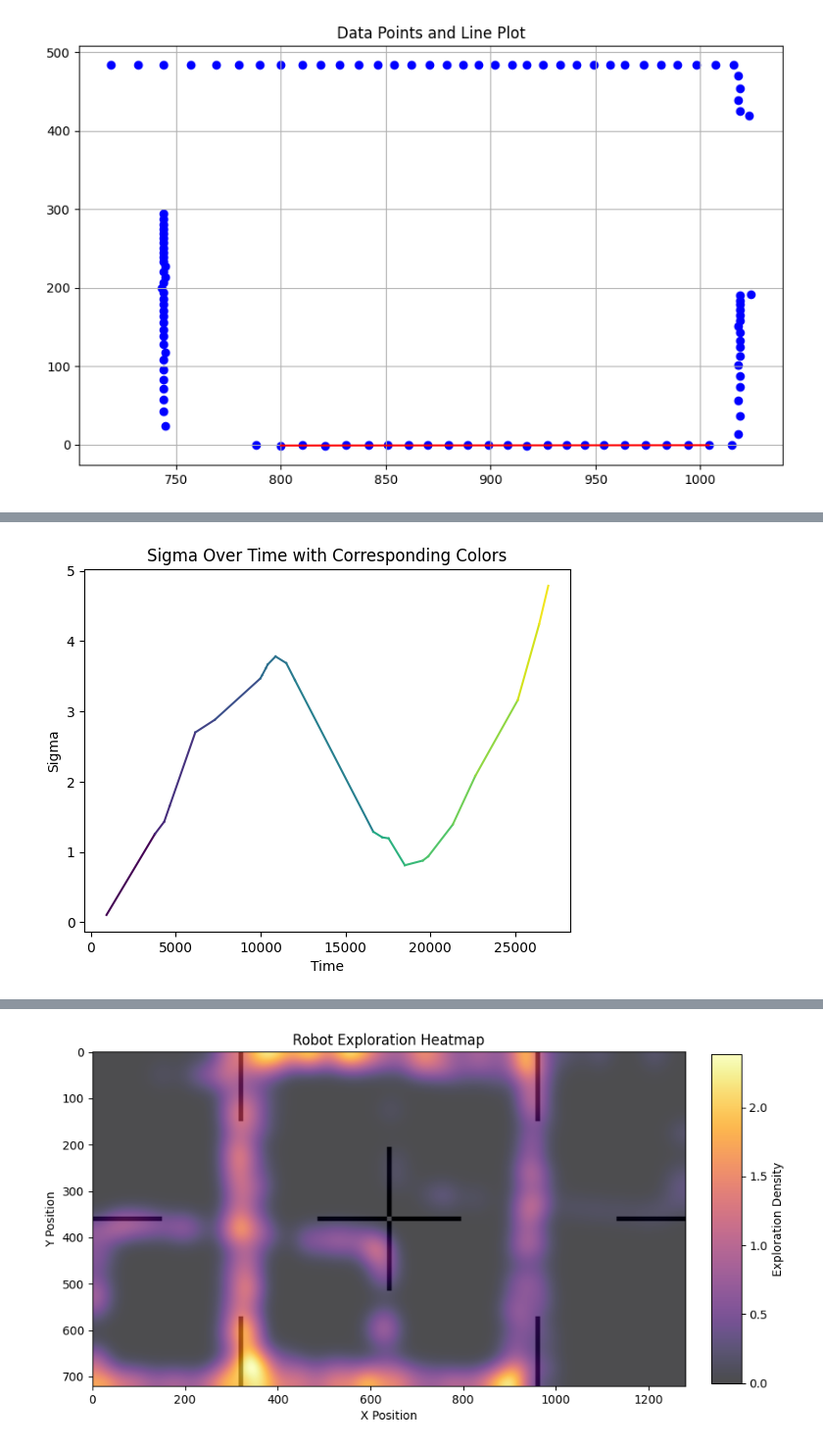
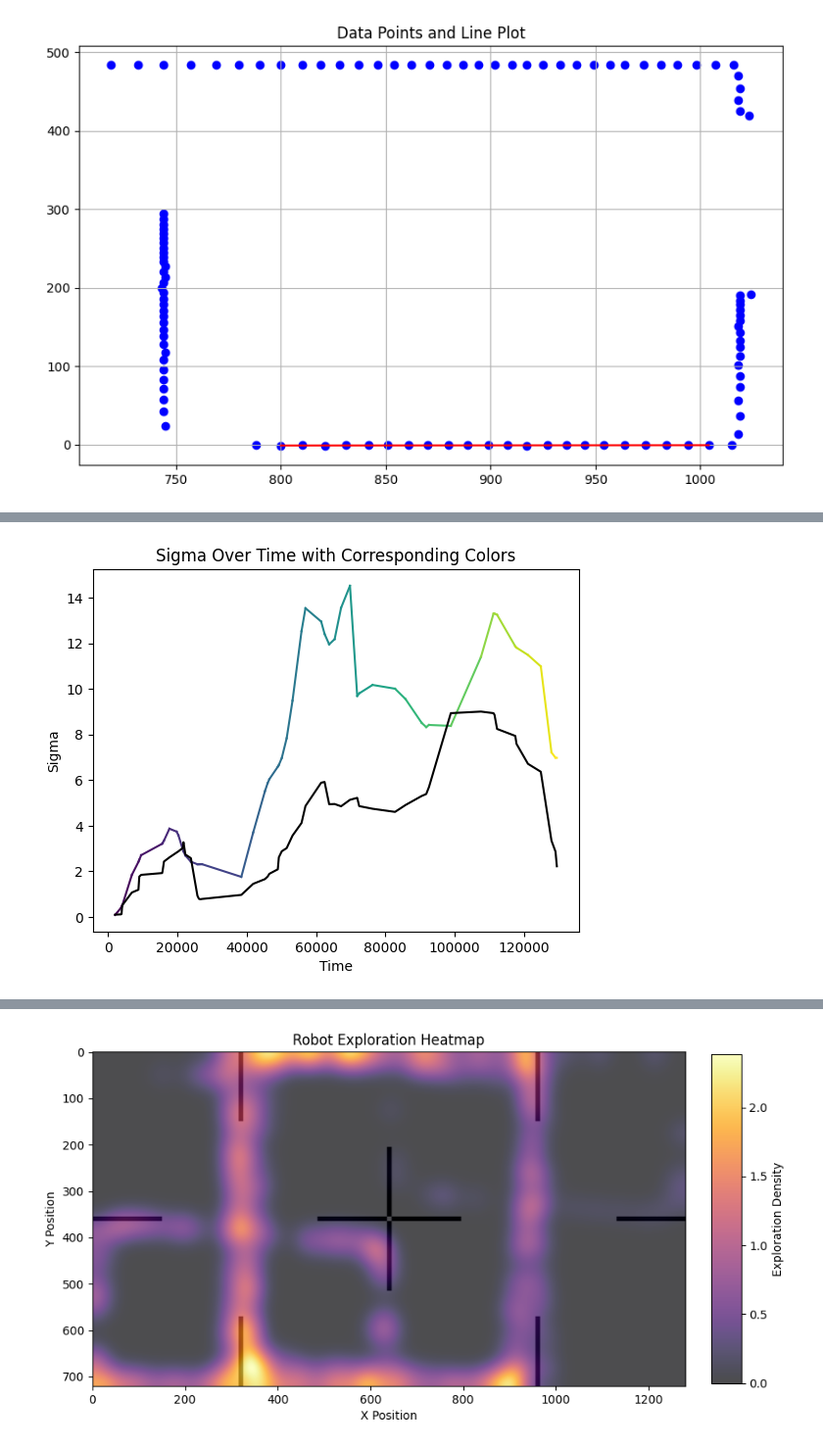
Before and after one commit to CharlieAnthony/Dissertation, a Jupyter notebook: src/figure creation.ipynb, the cells around one changed output, grey strips where cells are left out. Shown at 98% size. Drawn from its saved outputs; the diff is of its cells as text; code cells hidden in the pictures.

```diff
--- a/src/figure creation.ipynb
+++ b/src/figure creation.ipynb
@@ -46,18 +46,18 @@ import matplotlib.image as mpimg
 
 img = mpimg.imread('map4.png')
 
-positions = [(119.0, 374.0), (390.0, 374.0), (440.0, 374.0), (469.0, 374.0), (609.0, 374.0),
-             (627.0, 409.0), (622.0, 638.0), (622.0, 648.0), (621.0, 668.0), (621.0, 678.0),
-             (620.0, 698.0), (603.0, 708.0), (574.0, 713.0), (335.0, 568.0), (339.0, 518.0),
-             (342.0, 488.0), (350.0, 399.0), (358.0, 299.0), (361.0, 269.0), (372.0, 140.0),
-             (383.0, 20.0), (530.0, 10.0), (649.0, 24.0), (699.0, 30.0)]
-sigma = [0.10331594754409806, 1.254776023066611, 1.4302211641536127, 1.6530601318306606, 2.70057880174683,
-         2.8803718008865307, 3.4670910636257366, 3.5143193590801296, 3.6144994407936695, 3.6674505290841175,
-         3.7815698887429643, 3.687149621007594, 3.446330202675523, 1.2871179158486745, 1.2075323279408898,
-         1.1931235904808943, 0.8106509818961882, 0.8774109029299166, 0.9377565214355896, 1.3880571764050456,
-         2.080937677098058, 3.1594966989498374, 4.238687223548881, 4.787165625047385]
-times = [920, 3770, 4321, 4640, 6151, 7300, 9980, 10090, 10310, 10420, 10881, 11510, 12020, 16640, 17170,
-         17541, 18500, 19560, 19880, 21320, 22650, 25150, 26410, 26950]
+# positions = [(119.0, 374.0), (390.0, 374.0), (440.0, 374.0), (469.0, 374.0), (609.0, 374.0),
+#              (627.0, 409.0), (622.0, 638.0), (622.0, 648.0), (621.0, 668.0), (621.0, 678.0),
+#              (620.0, 698.0), (603.0, 708.0), (574.0, 713.0), (335.0, 568.0), (339.0, 518.0),
+#              (342.0, 488.0), (350.0, 399.0), (358.0, 299.0), (361.0, 269.0), (372.0, 140.0),
+#              (383.0, 20.0), (530.0, 10.0), (649.0, 24.0), (699.0, 30.0)]
+# sigma = [0.10331594754409806, 1.254776023066611, 1.4302211641536127, 1.6530601318306606, 2.70057880174683,
+#          2.8803718008865307, 3.4670910636257366, 3.5143193590801296, 3.6144994407936695, 3.6674505290841175,
+#          3.7815698887429643, 3.687149621007594, 3.446330202675523, 1.2871179158486745, 1.2075323279408898,
+#          1.1931235904808943, 0.8106509818961882, 0.8774109029299166, 0.9377565214355896, 1.3880571764050456,
+#          2.080937677098058, 3.1594966989498374, 4.238687223548881, 4.787165625047385]
+# times = [920, 3770, 4321, 4640, 6151, 7300, 9980, 10090, 10310, 10420, 10881, 11510, 12020, 16640, 17170,
+#          17541, 18500, 19560, 19880, 21320, 22650, 25150, 26410, 26950]
 # positions = [(459.0, 74.0), (789.0, 74.0), (869.0, 74.0), (929.0, 74.0), (938.0, 80.0),
 #              (947.0, 109.0), (948.0, 148.0), (944.0, 268.0), (943.0, 298.0), (941.0, 358.0),
 #              (941.0, 388.0), (940.0, 418.0), (937.0, 508.0), (936.0, 558.0), (933.0, 648.0),
@@ -77,6 +77,70 @@ times = [920, 3770, 4321, 4640, 6151, 7300, 9980, 10090, 10310, 10420, 10881, 11
 # times = [920, 4610, 5510, 6511, 6830, 7360, 7880, 9190, 9510, 10150, 10470, 10790, 11760, 12301, 13300,
 #          13760, 16221, 16960, 18550, 18870, 19410, 19871, 21300, 25300, 26810, 27130, 27561, 28550, 28661,
 #          29890, 32571, 34740, 34850]
+
+positions = [
+    (109.0, 399.0), (230.0, 399.0), (240.0, 399.0), (250.0, 399.0), (260.0, 399.0),
+    (469.0, 399.0), (569.0, 399.0), (579.0, 399.0), (599.0, 399.0), (625.0, 543.0),
+    (625.0, 553.0), (624.0, 583.0), (621.0, 683.0), (587.0, 711.0), (568.0, 714.0),
+    (488.0, 710.0), (478.0, 709.0), (448.0, 707.0), (388.0, 704.0), (348.0, 701.0),
+    (348.0, 701.0), (348.0, 701.0), (348.0, 701.0), (348.0, 416.0), (370.0, 167.0),
+    (380.0, 47.0), (382.0, 27.0), (387.0, 19.0), (455.0, 5.0), (465.0, 4.0),
+    (524.0, 11.0), (624.0, 23.0), (743.0, 37.0), (892.0, 54.0), (931.0, 59.0),
+    (949.0, 134.0), (952.0, 194.0), (957.0, 294.0), (964.0, 414.0), (971.0, 553.0),
+    (975.0, 613.0), (977.0, 653.0), (977.0, 663.0), (979.0, 693.0), (975.0, 684.0),
+    (973.0, 644.0), (974.0, 494.0), (974.0, 394.0), (975.0, 334.0), (976.0, 74.0),
+    (1151.0, 9.0), (1260.0, 17.0), (1260.0, 17.0), (1269.0, 35.0), (1267.0, 194.0),
+    (1266.0, 204.0), (1260.0, 294.0), (1231.0, 346.0), (1072.0, 336.0), (982.0, 328.0),
+    (952.0, 325.0)
+]
+sigma = [
+    0.09255000000000002, 0.4079907642380983, 0.4490356147321814, 0.49243698312236783, 0.5382148694086579,
+    1.8504954101657232, 2.4174726119331864, 2.5136500512010773, 2.7124935215047867, 3.2120439560150826,
+    3.2429152032509254, 3.3501531167865877, 3.8721080233769194, 3.7435404345368624, 3.5858162634223625,
+    2.944571723181316, 2.8783542845222865, 2.6987661403733303, 2.4271786253020275, 2.313734188014942,
+    2.314734188014942, 2.315734188014942, 2.3167341880149417, 1.7612737515638124, 3.700972655315232,
+    5.511507832336411, 5.869950651311606, 6.045027513636087, 6.588235082757968, 6.663783617191403,
+    6.971346464919462, 7.837986964926078, 9.486754558692773, 12.531617052690134, 13.536067367474532,
+    12.952282148449216, 12.407330941504389, 11.952314683722852, 12.17877416814377, 13.551741573181008,
+    14.51848299068471, 9.689777344131977, 9.802117054994918, 10.172673704041127, 10.007934456114247,
+    9.555701506785347, 8.509454559571733, 8.324622163032334, 8.41930634528666, 8.377983160110743,
+    11.400083155778773, 13.296006501104879, 13.297006501104878, 13.249057248012981, 11.864775848926568,
+    11.80591910217412, 11.487484267402582, 10.985807535099333, 7.215159338006786, 6.98360355103191,
+    6.978627122964755
+]
+times = [
+    2010, 3750, 3880, 4010, 4140, 6860, 8750, 9000, 9540, 15590, 15720, 16120, 17700, 19780, 20281,
+    21590, 21750, 22300, 23890, 25780, 26220, 26670, 27110, 38440, 41860, 45250, 46040, 46540, 48970,
+    49271, 50120, 51530, 53220, 55820, 56960, 61480, 62470, 63790, 65370, 67230, 69800, 71890, 72460,
+    76320, 82800, 85820, 90490, 91800, 92590, 98900, 107601, 111220, 111520, 112250, 117500, 117860,
+    121160, 124870, 127950, 129110, 129500
+]
+
+new_sigma = [
+    0.10396456031494068, 0.11979391211990223, 0.13779300601786343, 0.3996361631988739,
+    0.5272458615661473, 1.0760274165247594, 1.1975664808971125, 1.7730228781775283,
+    1.8494585699233907, 1.9276701427860519, 2.0076112374564072, 2.4337549312436066,
+    2.6164510578372875, 2.829178482817877, 2.879399998707228, 3.0347748770971825,
+    3.279916797747225, 2.742182572052264, 2.581573564726414, 0.9326425443429015,
+    0.7958527767644541, 0.7821365070832974, 0.7942720106666277, 0.9715958854594259,
+    1.4562174326250754, 1.6623185992031058, 1.7758253477045904, 1.896610768573537,
+    2.0921614526665433, 2.618348376849837, 2.884234387088892, 3.0222556861776484,
+    3.570392271100103, 4.123256317693578, 4.8682039095543885, 5.887368301560048,
+    5.922346073563297, 4.945312663371432, 4.95484629020515, 4.8550161634714195,
+    5.139019579563649, 5.225174715642673, 4.862964467497452, 4.747226159987672,
+    4.609193519766061, 4.910141465409257, 5.306593844275791, 5.391416979102713,
+    5.696019058530255, 8.936660424034464, 9.006038787920048, 8.936325983224933,
+    8.857683795345949, 8.24354587787305, 7.938783719511523, 7.588964986916045,
+    6.716216666148692, 6.368105938946173, 3.3475751525527064, 2.8689626705210576,
+    2.225267187100825
+]
+new_times = [
+    1240, 1330, 1420, 2250, 2530, 3560, 3841, 4860, 4950, 5040, 5130, 5570, 5910, 7000,
+    7340, 7980, 8640, 10710, 10880, 14260, 15010, 15290, 15760, 16900, 18110, 18480,
+    18661, 18840, 19190, 20290, 20710, 20880, 21481, 22030, 22691, 24050, 27440, 27910,
+    28380, 30340, 31020, 31270, 33350, 34260, 35300, 37370, 38410, 38740, 39311, 41860,
+    42210, 43011, 43191, 44050, 45330, 45911, 46660, 46920, 49721, 50280, 51090
+]
 
 # Convert positions into separate lists for x and y coordinates
 x, y = zip(*positions)
@@ -104,6 +168,7 @@ plot_with_background(x, y, colors, img, ax1, "Robot Route with Time-Based Colori
 fig, ax2 = plt.subplots()
 for i in range(len(sigma)-1):
     ax2.plot(times[i:i+2], sigma[i:i+2], color=colors[i])
+ax2.plot(times, new_sigma, color='black', linestyle='solid', label='New Sigma')
 ax2.set_title("Sigma Over Time with Corresponding Colors")
 ax2.set_xlabel("Time")
 ax2.set_ylabel("Sigma")
@@ -114 +179 @@ plt.show()
-[figure, old version]
+[figure, new version]
```
Also changed, not shown: parts of 2 cells of this notebook, 4 other files.
